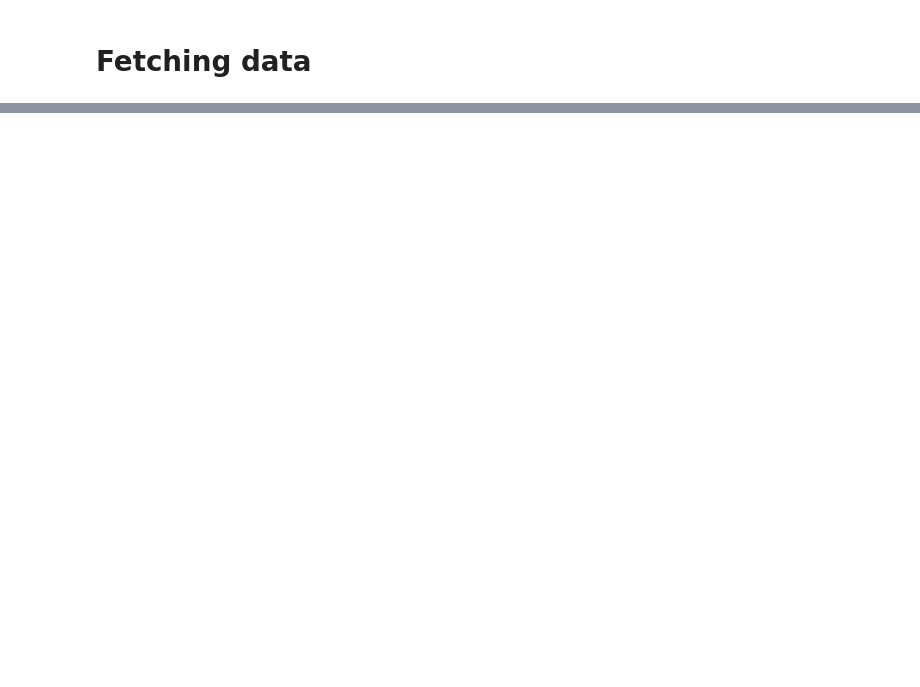
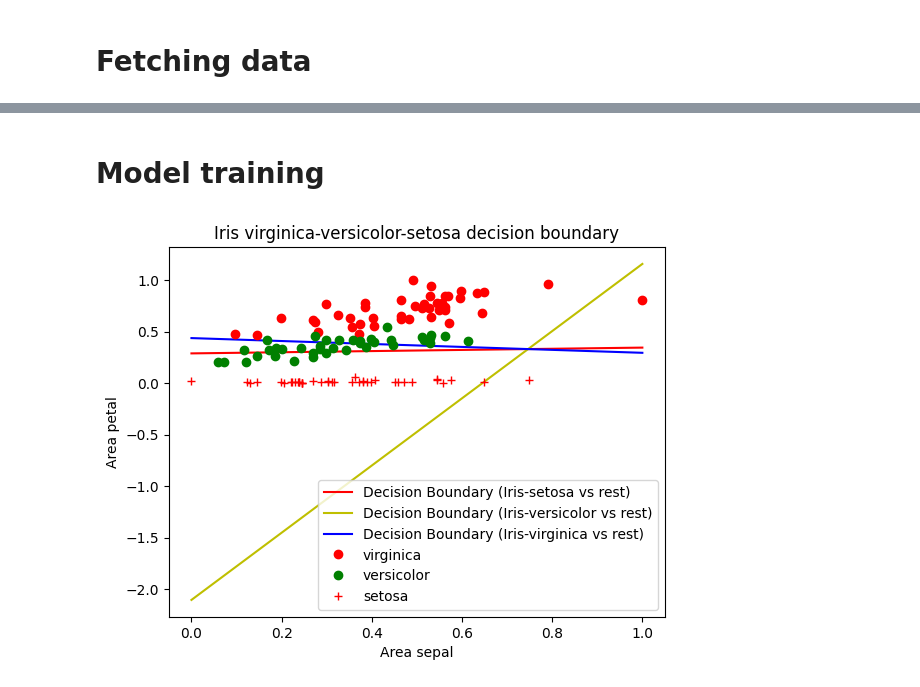
Before and after one commit to zdrobix/csubb, a Jupyter notebook: Semestru 4/IA/lab/lab6/problem3_tool.ipynb, the cells around one changed output, grey strips where cells are left out. Cells and saved outputs as stored; diff of their text form; code cells hidden in the pictures; blank space fills up the shorter version.

```diff
--- a/Semestru 4/IA/lab/lab6/problem3_tool.ipynb
+++ b/Semestru 4/IA/lab/lab6/problem3_tool.ipynb
@@ -27,0 +119,5 @@ print(iris.variables)
+# %%
+x_train_norm, x_test_norm, min_max_list = normalisation(x_train, x_test)
+
+plot_data(x_train_norm, y_train, 'Iris normalised train data')
+plot_data(x_test_norm, y_test, 'Iris normalised test data')
@@ -27,0 +127,38 @@ print(iris.variables)
+# %% [markdown]
+# Model training
+# %%
+model = LogisticRegression()
+model.fit(x_train_norm, y_train)
+
+area_sepal_train, area_petal_train = zip(*x_train_norm)
+area_sepal_train = list(area_sepal_train)
+area_petal_train = list(area_petal_train)
+
+col = ['r', 'y', 'b']
+labels = model.classes_
+for i in range(3):
+    w0 = model.intercept_[i]
+    w1 = model.coef_[i][0]
+    w2 = model.coef_[i][1]
+
+    x_vals = np.linspace(min(area_sepal_train), max(area_sepal_train), 100)
+    y_vals = (-w1 * x_vals - w0) / w2
+
+    plt.plot(x_vals, y_vals, col[i]+'-', label=f'Decision Boundary ({labels[i]} vs rest)')
+
+plot(title='Iris virginica-versicolor-setosa decision boundary',
+    x1=[area_sepal_train[i] for i in range(len(y_train)) if y_train[i] == 'Iris-virginica'],
+    y1=[area_petal_train[i] for i in range(len(y_train)) if y_train[i] == 'Iris-virginica'],
+    label1='virginica',
+    x2=[area_sepal_train[i] for i in range(len(y_train)) if y_train[i] == 'Iris-versicolor'],
+    y2=[area_petal_train[i] for i in range(len(y_train)) if y_train[i] == 'Iris-versicolor'],
+    label2='versicolor',
+    title1='Area sepal',
+    title2='Area petal',
+    x3=[area_sepal_train[i] for i in range(len(y_train)) if y_train[i] == 'Iris-setosa'],
+    y3=[area_petal_train[i] for i in range(len(y_train)) if y_train[i] == 'Iris-setosa'],
+    label3 = 'setosa',
+    mode1='ro',
+    mode2='go')
+# %% [output]
+[figure, added]
```
Also changed, not shown: parts of 14 cells of this notebook, 2 other files.
